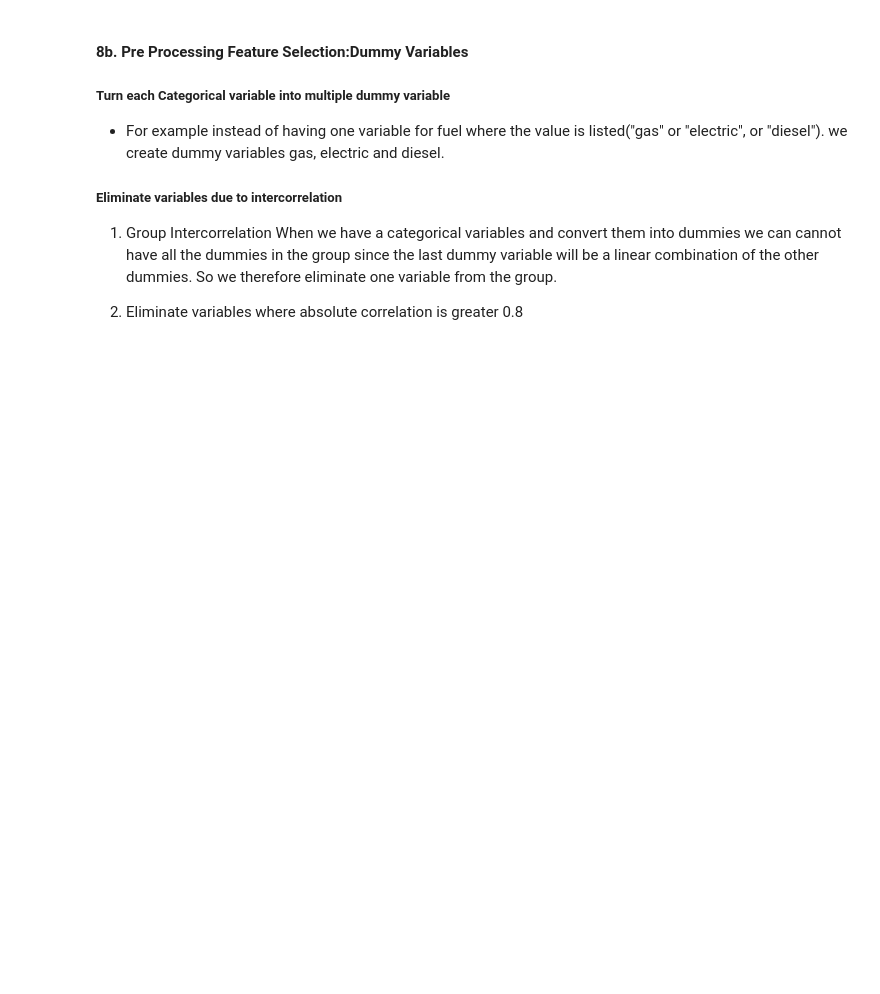
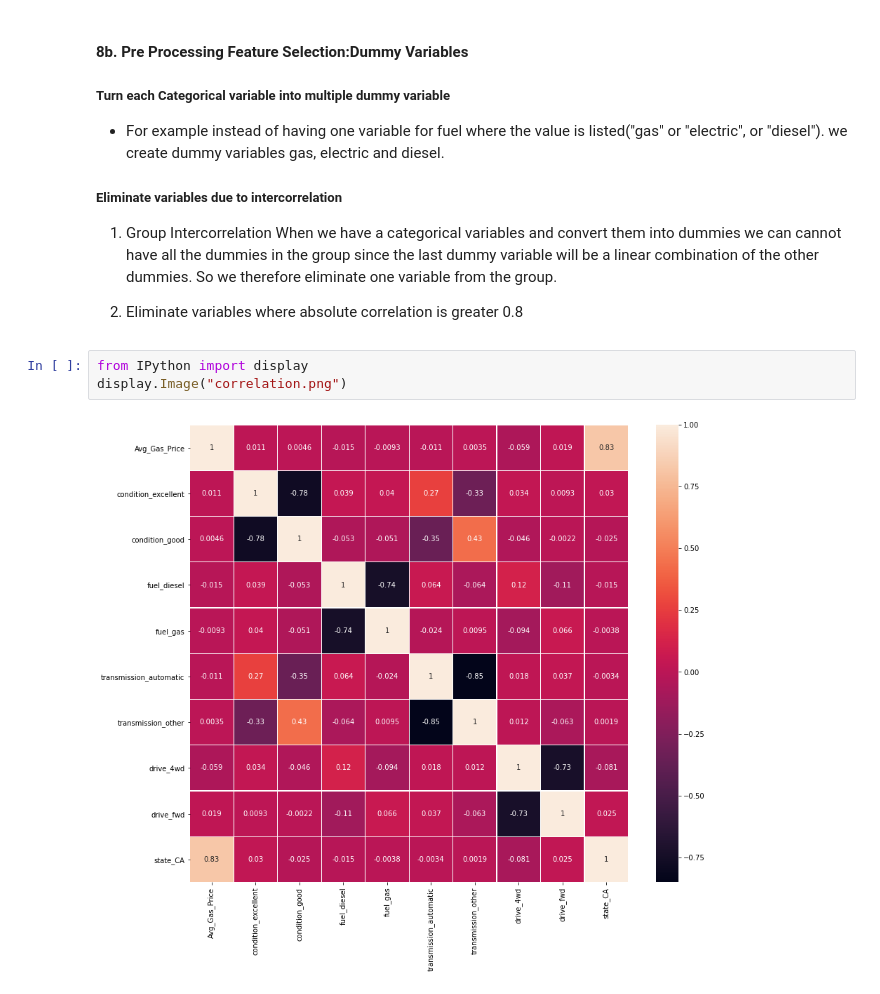
Before and after one commit to ShrutikaSankar/Springboard, a Jupyter notebook: auto_cap/ReadMe Auto.ipynb, the cells around one changed output. Cells and saved outputs as stored; diff of their text form; blank space fills up the shorter version.

```diff
--- a/auto_cap/ReadMe Auto.ipynb
+++ b/auto_cap/ReadMe Auto.ipynb
@@ -173,6 +176,11 @@ Befeore we can use the data to generate a model we need to make the data able to
 When we have a categorical variables and convert them into dummies we can cannot have all the dummies in the group since  the last dummy variable will be a linear combination of the other dummies. So we therefore eliminate one variable from the group.
 
 2) Eliminate variables where absolute correlation is greater 0.8
+# %%
+from IPython import display
+display.Image("correlation.png")
+# %% [output]
+[figure, added]
 # %% [markdown]
 ### 9. Choosing the Correct Algorithm
 
```
Also changed, not shown: parts of 22 cells of this notebook.
